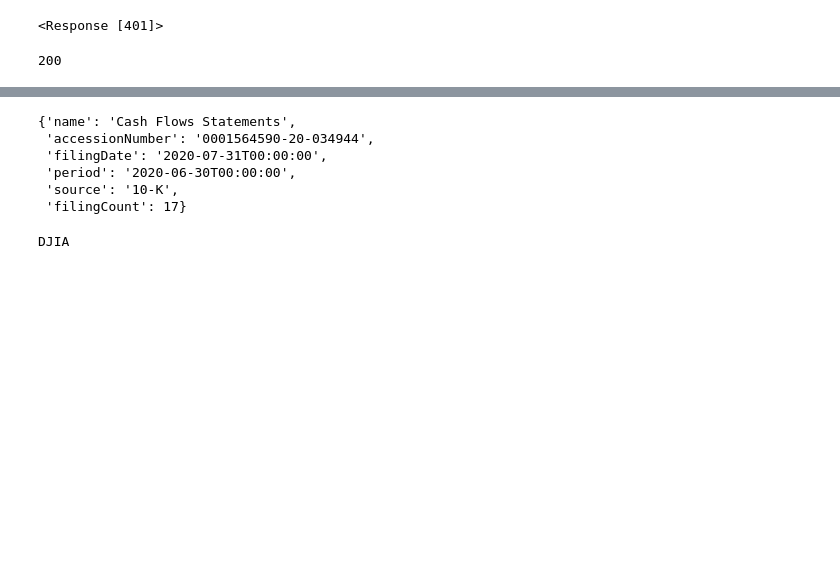
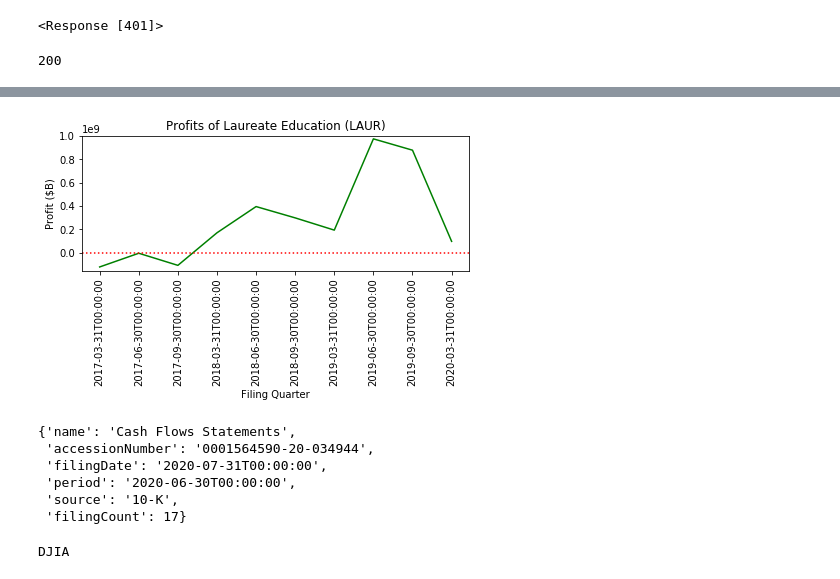
Before and after one commit to faithlierheimer/BCorpsAnalysis, a Jupyter notebook: Scratch Work--BCorps.ipynb, the cells around one changed output, grey strips where cells are left out. Cells and saved outputs as stored; diff of their text form; code cells hidden in the pictures; blank space fills up the shorter version.

```diff
--- a/Scratch Work--BCorps.ipynb
+++ b/Scratch Work--BCorps.ipynb
@@ -372,3 +417,20 @@ plt.xlim((2016,2020))
+# %%
+
+graph = plt.plot(x_axis, y_axis, color = 'g')
+plt.ylim((-155353000,1000000000))
+# plt.xlim
+plt.xticks(rotation=90)
+plt.gca().invert_xaxis()
+# plt.xticks(bcorp_US_industry.sector, rotation=90, fontsize=12)
+plt.axhline(y=0, color = 'r', linestyle='dotted')
+plt.title('Profits of Laureate Education (LAUR)')
+plt.ylabel('Profit ($B)')
+plt.xlabel("Filing Quarter")
+plt.tight_layout(pad=.4, w_pad=.5,h_pad=1.0)
+plt.savefig('laureate_profit')
+# companies.head()
+# %% [output]
+[figure, added]
 # %%
 filingPeriod = my_dict['data']['attributes']['filing']
 filingPeriod
```
Also changed, not shown: parts of 18 cells of this notebook, 3 other files.
